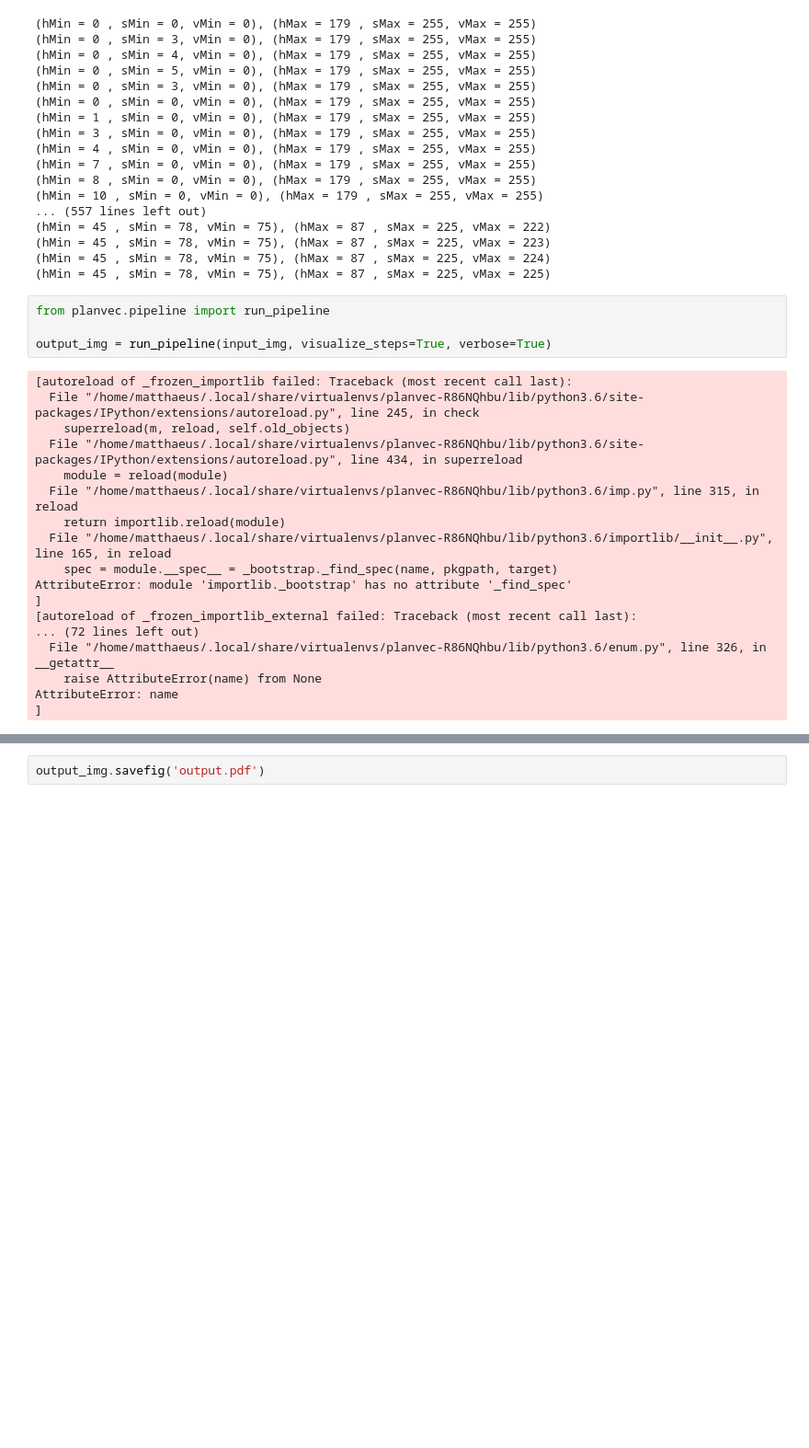
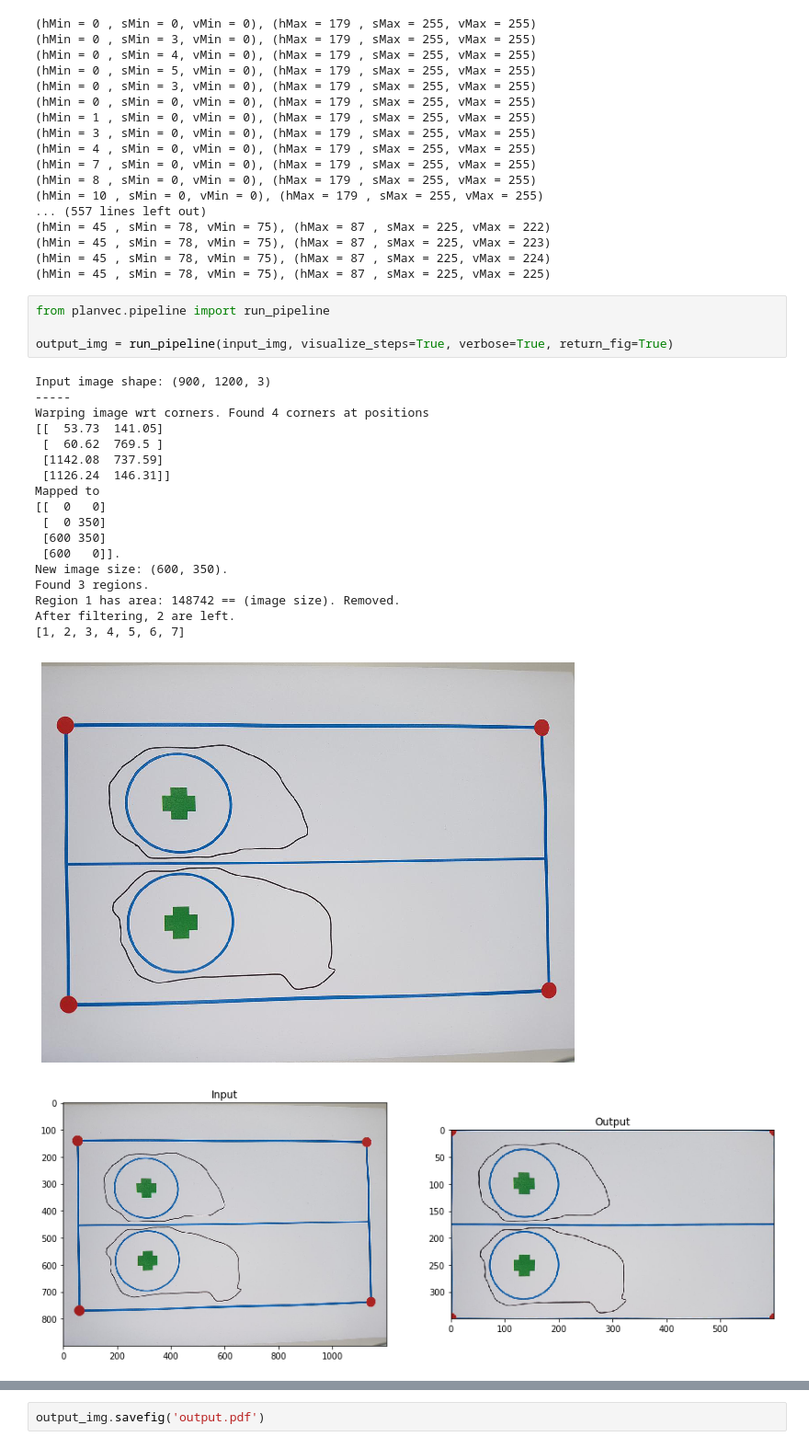
Before and after one commit to cybathlon-at-school/planvec, a Jupyter notebook: notebooks/img_vectorization.ipynb, the cells around one changed output, grey strips where cells are left out. Shown at 92% size. Cells and saved outputs as stored; diff of their text form; blank space fills up the shorter version.

```diff
--- a/notebooks/img_vectorization.ipynb
+++ b/notebooks/img_vectorization.ipynb
@@ -174,22 +179,24 @@ img_proc.live_color_filter(use_camera=False, img=img_proc.copy_img(input_img))
 # %%
 from planvec.pipeline import run_pipeline
 
-output_img = run_pipeline(input_img, visualize_steps=True, verbose=True)
+output_img = run_pipeline(input_img, visualize_steps=True, verbose=True, return_fig=True)
 # %% [output]
-[autoreload of _frozen_importlib failed: Traceback (most recent call last):
-  File "/home/matthaeus/.local/share/virtualenvs/planvec-R86NQhbu/lib/python3.6/site-packages/IPython/extensions/autoreload.py", line 245, in check
-    superreload(m, reload, self.old_objects)
-  File "/home/matthaeus/.local/share/virtualenvs/planvec-R86NQhbu/lib/python3.6/site-packages/IPython/extensions/autoreload.py", line 434, in superreload
-    module = reload(module)
-  File "/home/matthaeus/.local/share/virtualenvs/planvec-R86NQhbu/lib/python3.6/imp.py", line 315, in reload
-    return importlib.reload(module)
-  File "/home/matthaeus/.local/share/virtualenvs/planvec-R86NQhbu/lib/python3.6/importlib/__init__.py", line 165, in reload
-    spec = module.__spec__ = _bootstrap._find_spec(name, pkgpath, target)
-AttributeError: module 'importlib._bootstrap' has no attribute '_find_spec'
-]
-[autoreload of _frozen_importlib_external failed: Traceback (most recent call last):
-... (72 lines left out)
-  File "/home/matthaeus/.local/share/virtualenvs/planvec-R86NQhbu/lib/python3.6/enum.py", line 326, in __getattr__
-    raise AttributeError(name) from None
-AttributeError: name
-]
+Input image shape: (900, 1200, 3)
+-----
+Warping image wrt corners. Found 4 corners at positions
+[[  53.73  141.05]
+ [  60.62  769.5 ]
+ [1142.08  737.59]
+ [1126.24  146.31]]
+Mapped to
+[[  0   0]
+ [  0 350]
+ [600 350]
+ [600   0]].
+New image size: (600, 350).
+Found 3 regions.
+Region 1 has area: 148742 == (image size). Removed.
+After filtering, 2 are left.
+[1, 2, 3, 4, 5, 6, 7]
+[figure, added]
+[figure, added]
```
Also changed, not shown: parts of 12 cells of this notebook, 8 other files.
